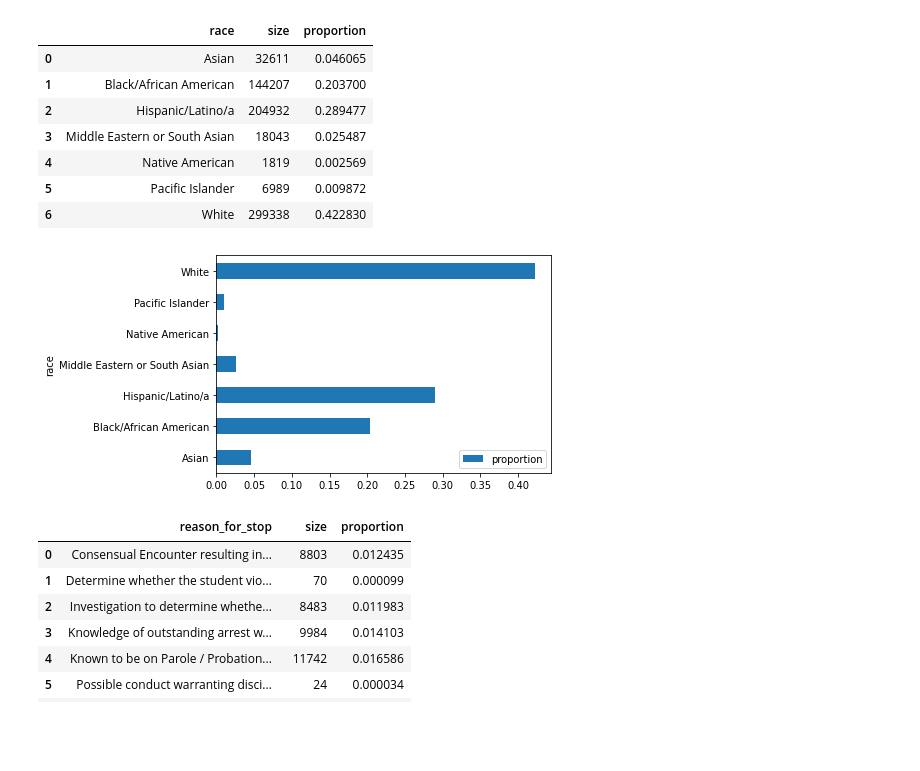
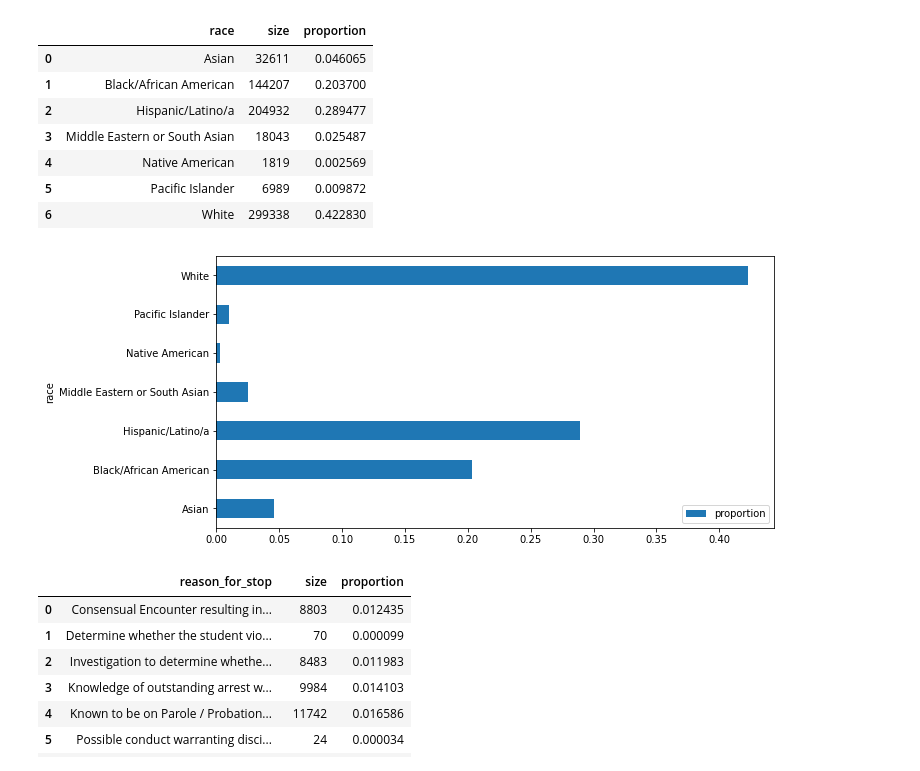
Before and after one commit to FleischerResearchLab/CRJA-analysis, a Jupyter notebook: src/RIPA_Organization.ipynb, the cells around one changed output. Saved outputs shown, nothing was run; the diff lists cells and outputs as text; code cells hidden in the pictures; blank space fills up the shorter version.

Commit message:
Add files via upload
latest version (2/19/22)

```diff
--- a/src/RIPA_Organization.ipynb
+++ b/src/RIPA_Organization.ipynb
@@ -43,0 +106,18 @@ result_df.drop(['date_stop', 'time_stop'], axis=1, inplace=True)
+# %%
+from datetime import time
+def dateToSunrise(dt):
+    if (type(dt) == float):
+        return dt #need to fix this
+    d = dt.date()
+    s = sun(city.observer, date=d, tzinfo=city.timezone)
+    return s['sunrise']
+
+def dateToSunset(dt):
+    if (type(dt) == float):
+        return dt #need to fix this
+    d = dt.date()
+    s = sun(city.observer, date=d, tzinfo=city.timezone)
+    return s['sunset']
+
+result_df['sunrise'] = result_df['datetime_stop'].map(dateToSunrise)
+result_df['sunset'] = result_df['datetime_stop'].map(dateToSunset)
@@ -43,0 +161,17 @@ result_df.drop(['date_stop', 'time_stop'], axis=1, inplace=True)
+# %%
+earliestDawn = pd.to_datetime('05:11', format = '%H:%M')
+latestDawn = pd.to_datetime('06:42', format = '%H:%M')
+earliestDusk = pd.to_datetime('17:09', format = '%H:%M')
+latestDusk = pd.to_datetime('20:29', format = '%H:%M')
+
+def withinPeriods(dt):
+    if (type(dt) == float):
+       return  False # need to fix this
+    if dt.time() > earliestDawn.time() and dt.time() < latestDawn.time():
+        return False
+    elif dt.time() > earliestDusk.time() and dt.time() < latestDusk.time():
+        return False
+    else:
+        return True
+
+result_df['original_VOD'] = result_df['datetime_stop'].map(withinPeriods)
@@ -71,0 +306,3 @@ stops_racial_breakdown_df['proportion'] = stops_racial_breakdown_df['size']/stop
+# %%
+plt.rcParams['figure.figsize'] = (25, 15)
+sns.histplot(data=result_df[result_df['result'].isin(['Citation for infraction', 'Custodial Arrest without warrant', 'Warning (verbal or written)', 'No Action'])], y='race', hue='result', stat='density', multiple='dodge', common_norm=False)
@@ -71,0 +312,3 @@ stops_racial_breakdown_df['proportion'] = stops_racial_breakdown_df['size']/stop
+# %%
+plt.rcParams['figure.figsize'] = (10, 5)
+sns.histplot(data=result_df[result_df['result'].isin(['Citation for infraction'])], y='race', hue='result', stat='density', multiple='dodge', common_norm=False)
@@ -88,10 +367,11 @@ stops_racial_breakdown_df
 #making it difficult to figure out how exactly to make the split
 #without sacrificing accuracy
 # %%
+plt.rcParams['figure.figsize'] = (10, 5)
 stops_racial_breakdown_df.plot.barh(x="race", y=["proportion"])
 plt.show()
 # %% [output]
-[figure, old version]
+[figure, new version]
 # %%
 #group stop data by the reason for the stop to calculate + visualize proportions (each reason vs stops overall)
 # %%
```
Also changed, not shown: parts of 35 cells of this notebook.
